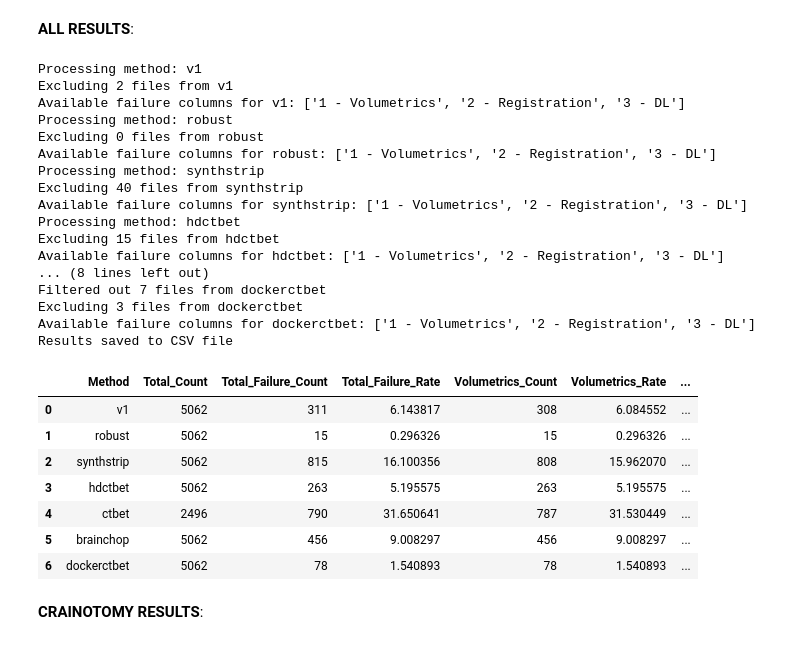
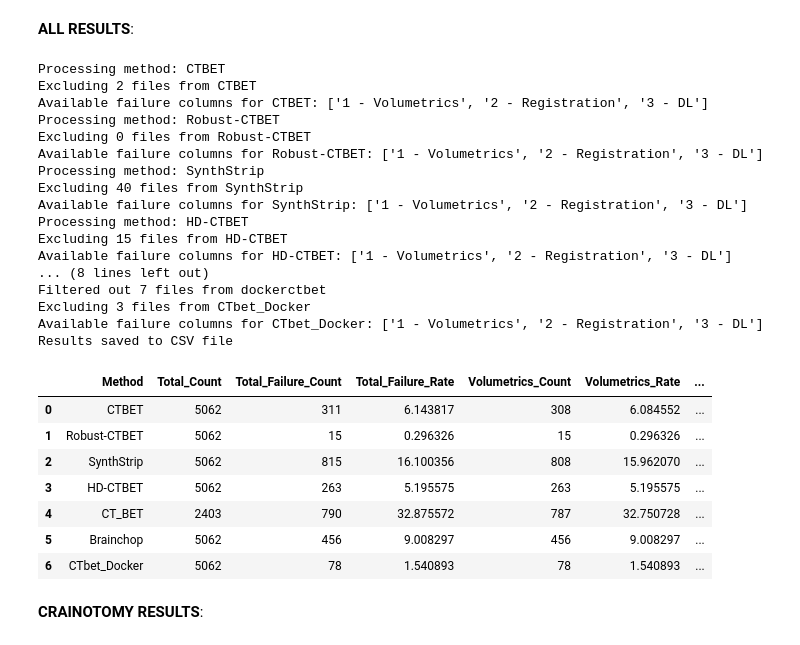
Before and after one commit to rsriram2/brain_extraction, a Jupyter notebook: python/qualitative/final_csv.ipynb, the cells around one changed output. Drawn from its saved outputs; the diff is of its cells as text; code cells hidden in the pictures.

```diff
--- a/python/qualitative/final_csv.ipynb
+++ b/python/qualitative/final_csv.ipynb
@@ -43,7 +110,7 @@ Processing method: dockerctbet
 # %% [markdown]
 **ALL RESULTS**:
 # %%
-methods = ['v1', 'robust', 'synthstrip', 'hdctbet', 'ctbet', 'brainchop', 'dockerctbet']
+methods = ['CTBET', 'Robust-CTBET', 'SynthStrip', 'HD-CTBET', 'CT_BET', 'Brainchop', 'CTbet_Docker']
 exclude_prefixes = ("6046", "6084", "6096", "6246", "6315", "6342", "6499")
 
 brainchop_exclude = ['6109-317_20150302_0647_ct.png', '6142-308_20150610_0707_ct.png', '6193-324_20150924_1431_ct.png', '6257-335_20160118_1150_ct.png',
@@ -57,12 +124,12 @@ all_results = []
 for method in methods:
     print(f"Processing method: {method}")
     # Read the single CSV file with the new columns
-    csv_file = pd.read_csv(f'/Users/rushil/ichseg/{method}/new/{method}_final_v2.csv')
-    if method == 'brainchop':
+    csv_file = pd.read_csv(f'/Users/rushil/brain_extraction/data/qc/{method}/{method}_final_v2.csv')
+    if method == 'Brainchop':
         csv_file = csv_file[~csv_file['Filename'].isin(brainchop_exclude)]
         print(f"Filtered out {len(brainchop_exclude)} files from brainchop")
 
-    if method == 'dockerctbet':
+    if method == 'CTbet_Docker':
         csv_file = csv_file[~csv_file['Filename'].isin(dockerctbet_exclude)]
         print(f"Filtered out {len(dockerctbet_exclude)} files from dockerctbet")
 
@@ -77,10 +144,10 @@ for method in methods:
     available_columns = [col for col in failure_columns if col in csv_file.columns]
     print(f"Available failure columns for {method}: {available_columns}")
 
-    if method != 'ctbet':
+    if method != 'CT_BET':
         total_count = 5062
     else:
-        total_count = 2496
+        total_count = 2403
 
     # Count failures for each individual column
     volumetrics_count = len(csv_file[csv_file['1 - Volumetrics'] == 'yes']) if '1 - Volumetrics' in available_columns else 0
@@ -107,55 +174,55 @@ for method in methods:
         'DL_Count': [dl_count],
         'DL_Rate': [dl_count / total_count * 100 if total_count > 0 else 0],
         'Multiple_Failures_Count': [multiple_failures_count],
         'Multiple_Failures_Rate': [multiple_failures_count / total_count * 100 if total_count > 0 else 0]
     })
 
     all_results.append(df)
 
 # Combine all results
 final_results = pd.concat(all_results, ignore_index=True)
 
 # Define column order
 column_order = [
     "Method",
     "Total_Count",
     "Total_Failure_Count", "Total_Failure_Rate",
     "Volumetrics_Count", "Volumetrics_Rate",
     "Registration_Count", "Registration_Rate",
     "DL_Count", "DL_Rate",
     "Multiple_Failures_Count", "Multiple_Failures_Rate"
 ]
 
 final_results = final_results[column_order]
-final_results.to_csv('/Users/rushil/ichseg/local_results/scan_lvl/Rushil_QC_results.csv', index=False)
+final_results.to_csv('/Users/rushil/brain_extraction/results/qualitative/scan_lvl/Rushil_QC_results.csv', index=False)
 print("Results saved to CSV file")
 final_results
 # %% [output]
-Processing method: v1
-Excluding 2 files from v1
-Available failure columns for v1: ['1 - Volumetrics', '2 - Registration', '3 - DL']
-Processing method: robust
-Excluding 0 files from robust
-Available failure columns for robust: ['1 - Volumetrics', '2 - Registration', '3 - DL']
-Processing method: synthstrip
-Excluding 40 files from synthstrip
-Available failure columns for synthstrip: ['1 - Volumetrics', '2 - Registration', '3 - DL']
-Processing method: hdctbet
-Excluding 15 files from hdctbet
-Available failure columns for hdctbet: ['1 - Volumetrics', '2 - Registration', '3 - DL']
+Processing method: CTBET
+Excluding 2 files from CTBET
+Available failure columns for CTBET: ['1 - Volumetrics', '2 - Registration', '3 - DL']
+Processing method: Robust-CTBET
+Excluding 0 files from Robust-CTBET
+Available failure columns for Robust-CTBET: ['1 - Volumetrics', '2 - Registration', '3 - DL']
+Processing method: SynthStrip
+Excluding 40 files from SynthStrip
+Available failure columns for SynthStrip: ['1 - Volumetrics', '2 - Registration', '3 - DL']
+Processing method: HD-CTBET
+Excluding 15 files from HD-CTBET
+Available failure columns for HD-CTBET: ['1 - Volumetrics', '2 - Registration', '3 - DL']
 ... (8 lines left out)
 Filtered out 7 files from dockerctbet
-Excluding 3 files from dockerctbet
-Available failure columns for dockerctbet: ['1 - Volumetrics', '2 - Registration', '3 - DL']
+Excluding 3 files from CTbet_Docker
+Available failure columns for CTbet_Docker: ['1 - Volumetrics', '2 - Registration', '3 - DL']
 Results saved to CSV file
 |  | Method | Total_Count | Total_Failure_Count | Total_Failure_Rate | Volumetrics_Count | Volumetrics_Rate | ... |
-| 0 | v1 | 5062 | 311 | 6.143817 | 308 | 6.084552 | ... |
-| 1 | robust | 5062 | 15 | 0.296326 | 15 | 0.296326 | ... |
-| 2 | synthstrip | 5062 | 815 | 16.100356 | 808 | 15.962070 | ... |
-| 3 | hdctbet | 5062 | 263 | 5.195575 | 263 | 5.195575 | ... |
-| 4 | ctbet | 2496 | 790 | 31.650641 | 787 | 31.530449 | ... |
-| 5 | brainchop | 5062 | 456 | 9.008297 | 456 | 9.008297 | ... |
-| 6 | dockerctbet | 5062 | 78 | 1.540893 | 78 | 1.540893 | ... |
+| 0 | CTBET | 5062 | 311 | 6.143817 | 308 | 6.084552 | ... |
+| 1 | Robust-CTBET | 5062 | 15 | 0.296326 | 15 | 0.296326 | ... |
+| 2 | SynthStrip | 5062 | 815 | 16.100356 | 808 | 15.962070 | ... |
+| 3 | HD-CTBET | 5062 | 263 | 5.195575 | 263 | 5.195575 | ... |
+| 4 | CT_BET | 2403 | 790 | 32.875572 | 787 | 32.750728 | ... |
+| 5 | Brainchop | 5062 | 456 | 9.008297 | 456 | 9.008297 | ... |
+| 6 | CTbet_Docker | 5062 | 78 | 1.540893 | 78 | 1.540893 | ... |
 # %% [markdown]
 **CRAINOTOMY RESULTS**:
 # %%
```
Also changed, not shown: parts of 4 cells of this notebook, 14 other files.
